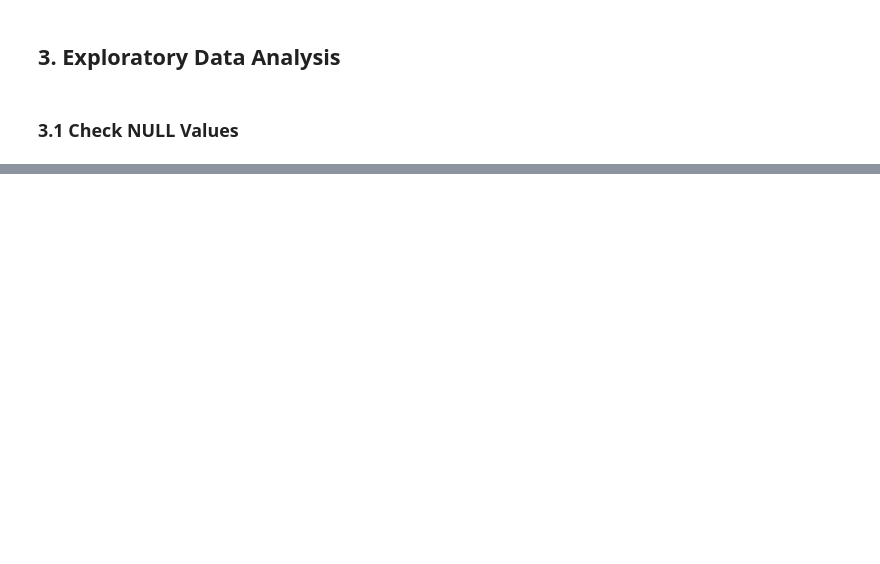
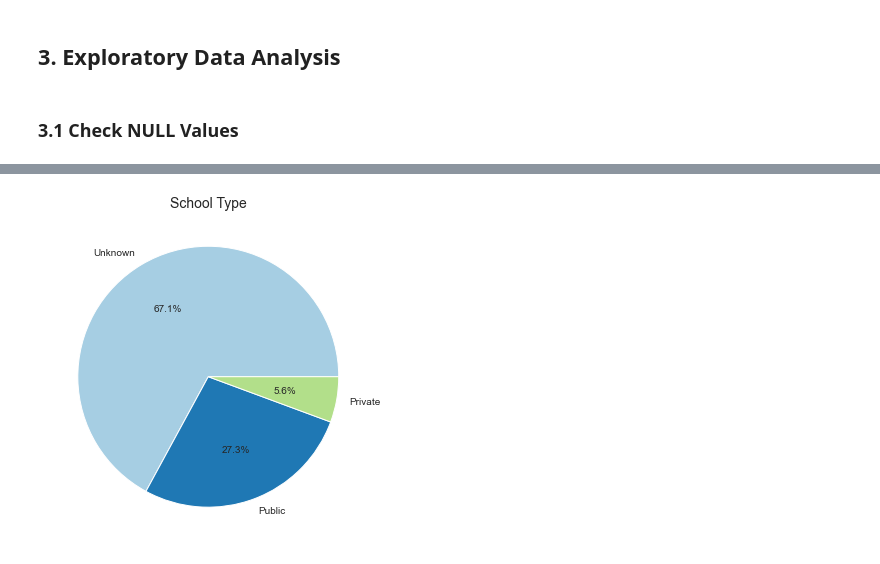
Before and after one commit to Dellonath/educational-data-mining-enem, a Jupyter notebook: notebooks/1.0-exploratory-data-analysis.ipynb, the cells around one changed output, grey strips where cells are left out. Drawn from its saved outputs; the diff is of its cells as text; code cells hidden in the pictures; blank space fills up the shorter version.

```diff
--- a/notebooks/1.0-exploratory-data-analysis.ipynb
+++ b/notebooks/1.0-exploratory-data-analysis.ipynb
@@ -78,0 +103,9 @@ Name: school_type, dtype: int64
+# %%
+present_candidates.school_type.value_counts().plot.pie(figsize = (6, 6), autopct = '%1.1f%%')
+
+plt.title('School Type', fontsize = 14)
+plt.ylabel(None)
+plt.savefig('../reports/figures/school_type_allcandidates.jpeg', bbox_inches = 'tight', dpi = 600)
+plt.show()
+# %% [output]
+[figure, added]
```
Also changed, not shown: parts of 14 cells of this notebook, 8 other files.
